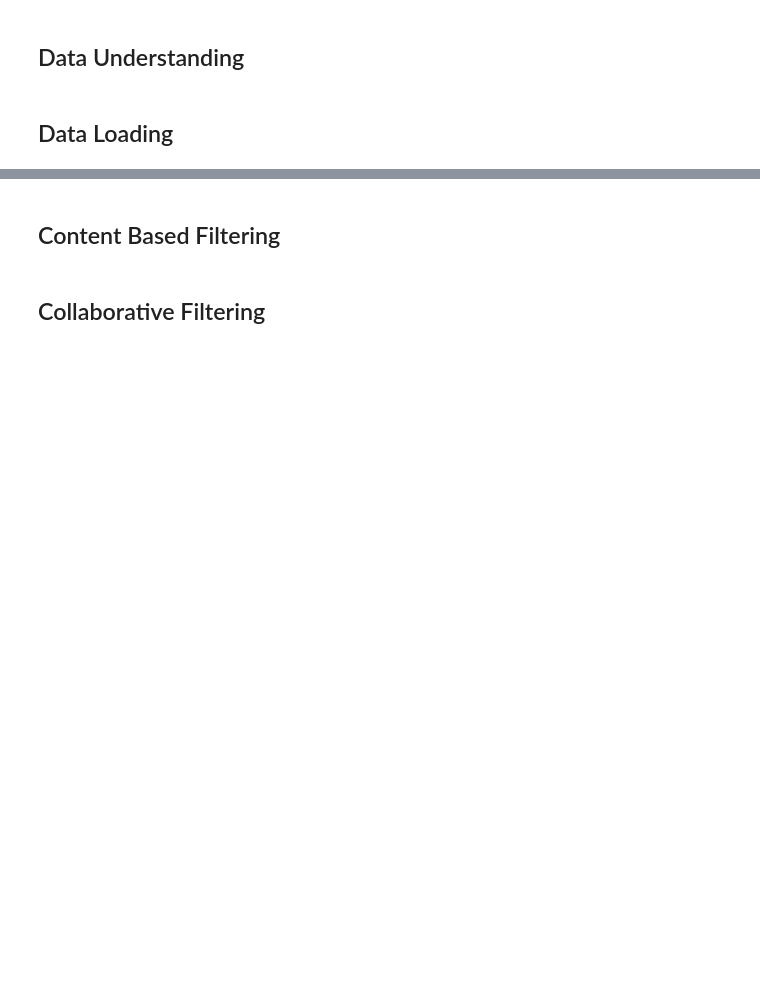
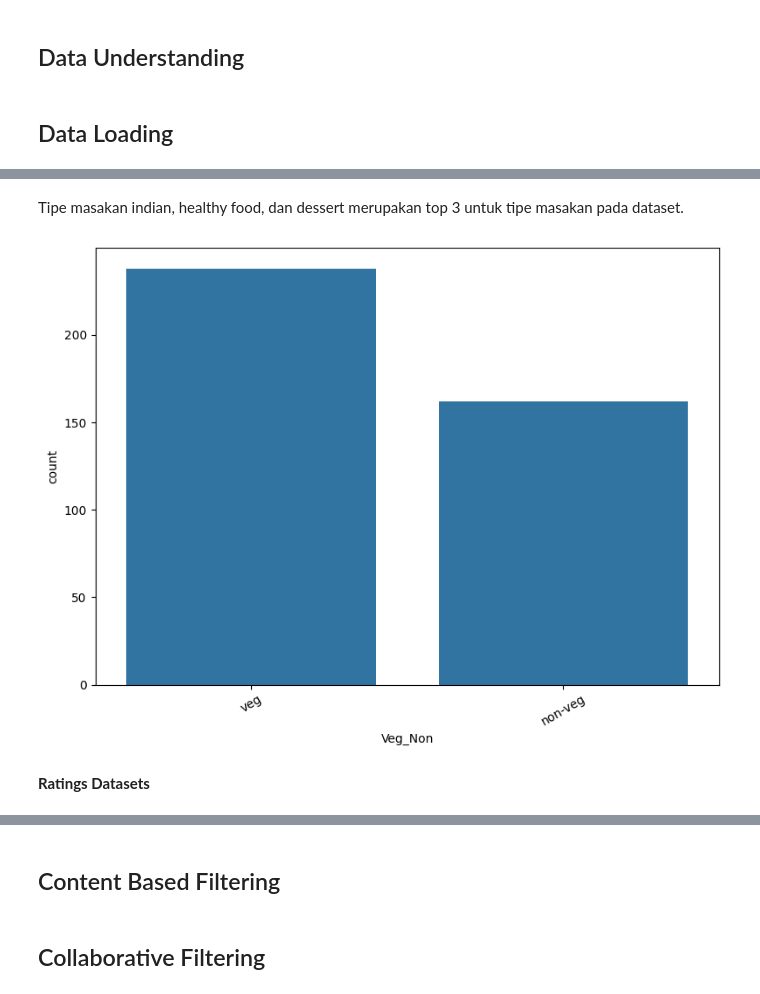
Before and after one commit to mfathul21/food-recommendations, a Jupyter notebook: Proyek_Akhir_Food_Recomendations_System.ipynb, the cells around one changed output, grey strips where cells are left out. Drawn from its saved outputs; the diff is of its cells as text; code cells hidden in the pictures; blank space fills up the shorter version.

```diff
--- a/Proyek_Akhir_Food_Recomendations_System.ipynb
+++ b/Proyek_Akhir_Food_Recomendations_System.ipynb
@@ -18,0 +150,13 @@ Selain meningkatkan kepuasan pelanggan, implementasi sistem rekomendasi makanan
+# %% [markdown]
+Tipe masakan indian, healthy food, dan dessert merupakan top 3 untuk tipe masakan pada dataset.
+# %%
+plt.figure(figsize=(8,6))
+
+sns.countplot(x='Veg_Non', data=foods)
+plt.xticks(rotation=30)
+plt.tight_layout()
+plt.show()
+# %% [output]
+[figure, added]
+# %% [markdown]
+**Ratings Datasets**
```
Also changed, not shown: parts of 25 cells of this notebook.
